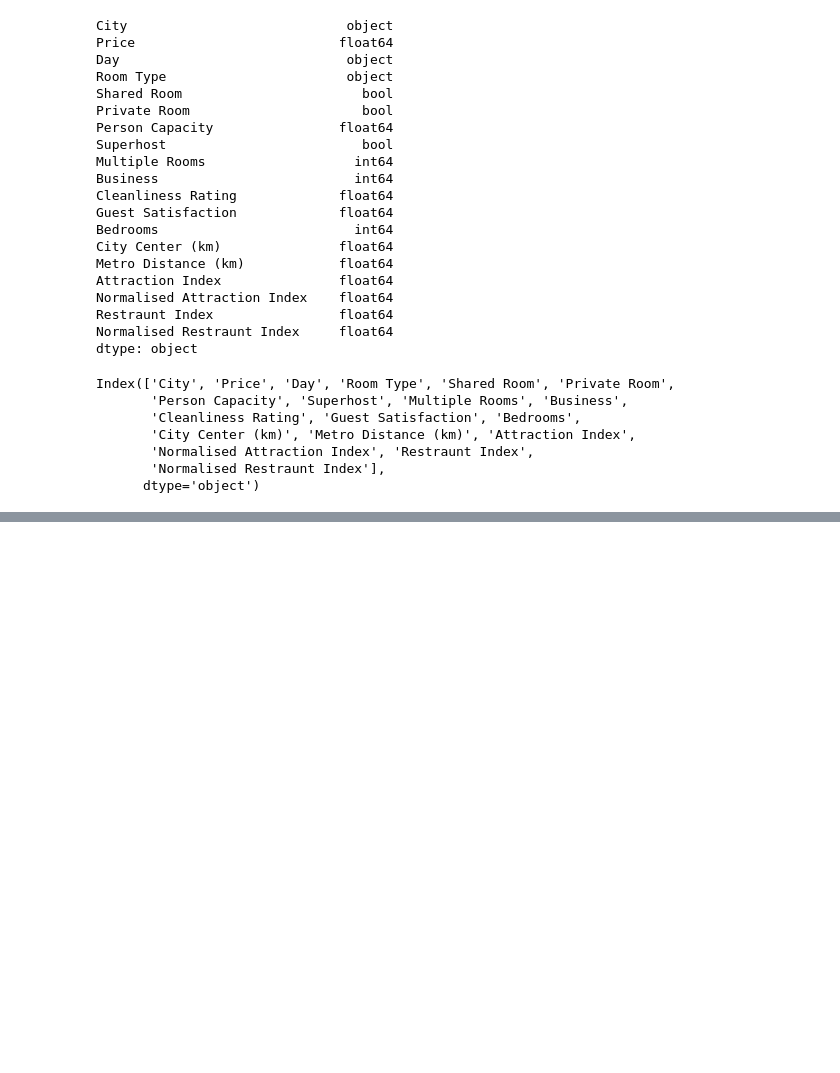
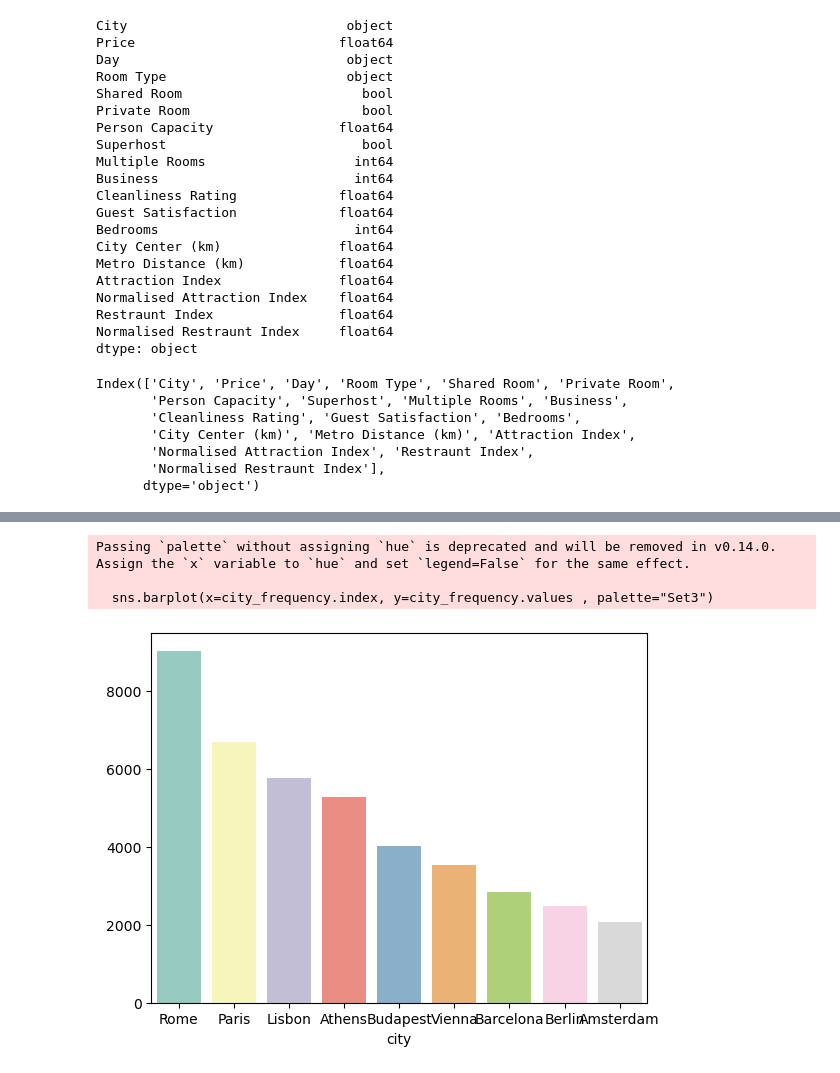
Before and after one commit to TebasMartinez/mini-project-bi-data-to-viz, a Jupyter notebook: Univariate EDA.ipynb, the cells around one changed output, grey strips where cells are left out. Drawn from its saved outputs; the diff is of its cells as text; code cells hidden in the pictures; blank space fills up the shorter version.

```diff
--- a/Univariate EDA.ipynb
+++ b/Univariate EDA.ipynb
@@ -64,0 +57,2 @@ df.describe().round(2)
+# %%
+df = df.drop(columns=["Attraction Index", "Normalised Attraction Index", "Restraunt Index", "Normalised Restraunt Index", "Shared Room", "Private Room", "Superhost"])
@@ -64,0 +91,3 @@ df.describe().round(2)
+# %%
+df.columns = [column.replace(" ", "_").replace("(", "").replace(")", "").lower() for column in df.columns]
+df.columns
@@ -64,0 +175,5 @@ df.describe().round(2)
+# %%
+city_frequency = df["city"].value_counts()
+city_proportion = df["city"].value_counts(normalize=True)
+
+city_frequency, city_proportion
@@ -64,0 +198,8 @@ df.describe().round(2)
+# %%
+sns.barplot(x=city_frequency.index, y=city_frequency.values , palette="Set3")
+plt.show();
+# %% [output]
+Passing `palette` without assigning `hue` is deprecated and will be removed in v0.14.0. Assign the `x` variable to `hue` and set `legend=False` for the same effect.
+
+  sns.barplot(x=city_frequency.index, y=city_frequency.values , palette="Set3")
+[figure, added]
```
Also changed, not shown: parts of 41 cells of this notebook, 1 other file.
